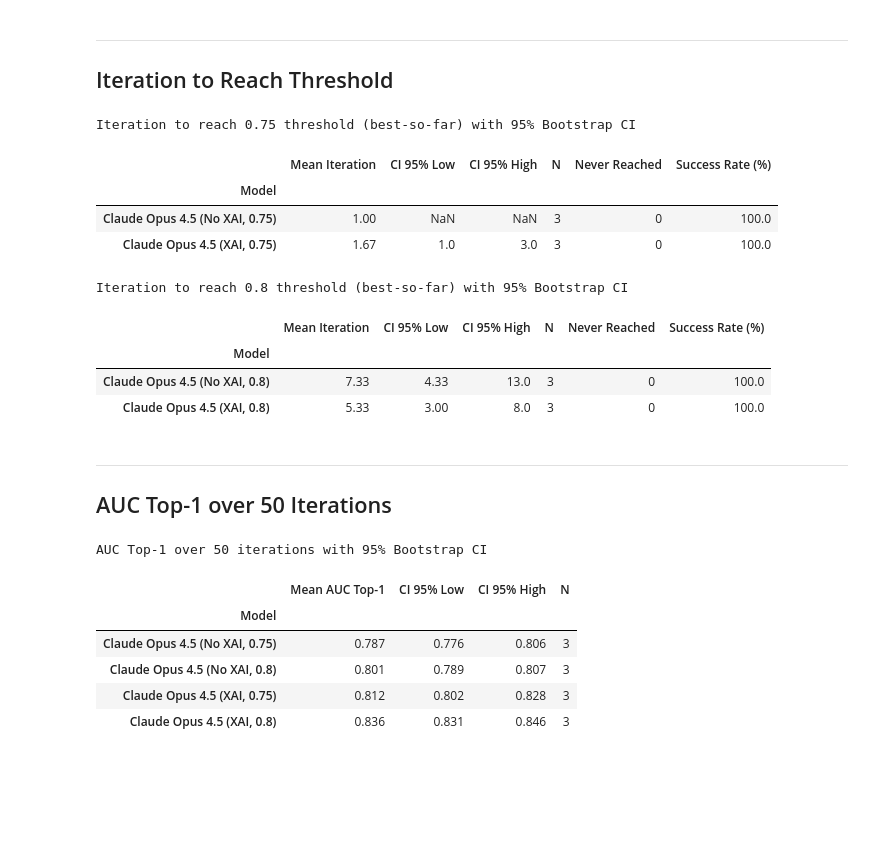
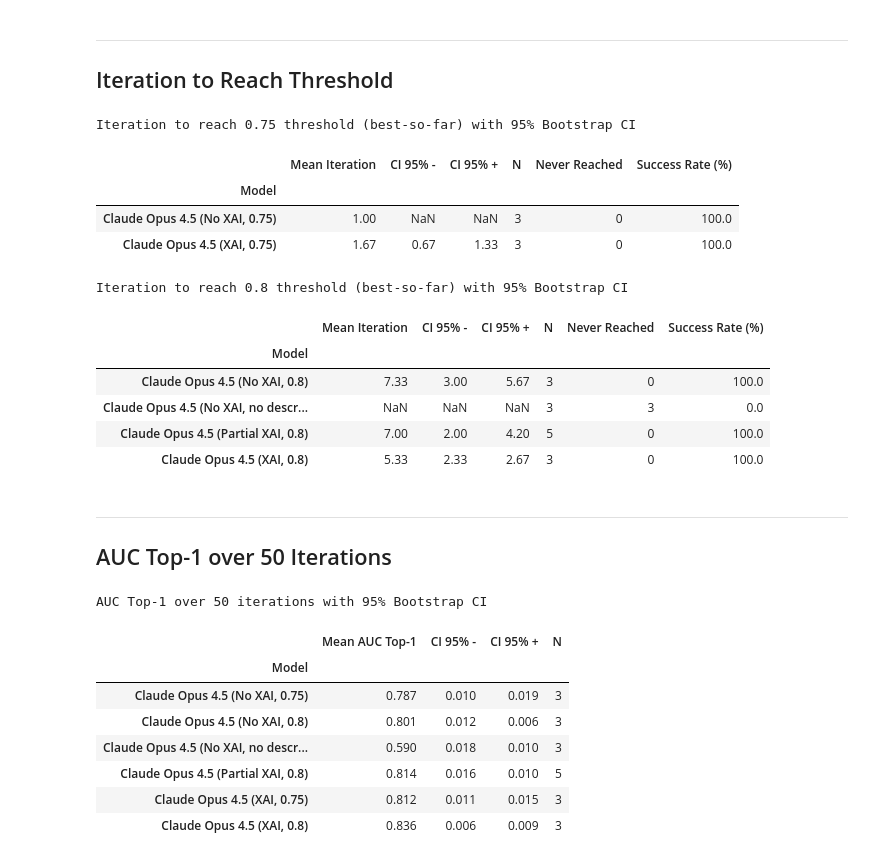
Before and after one commit to FabianKruger/molecule-optimization-agent, a Jupyter notebook: analysis/paper/xai_vs_no_xai_quercetin.ipynb, the cells around one changed output. Drawn from its saved outputs; the diff is of its cells as text; code cells hidden in the pictures; blank space fills up the shorter version.

```diff
--- a/analysis/paper/xai_vs_no_xai_quercetin.ipynb
+++ b/analysis/paper/xai_vs_no_xai_quercetin.ipynb
@@ -20,7 +20,9 @@ GROUPS = [
     ("Claude Opus 4.5 (XAI, 0.75)", "claude-opus-4.5_full_xai_0.75"),
     ("Claude Opus 4.5 (No XAI, 0.75)", "claude-opus-4.5_no_xai_0.75"),
     ("Claude Opus 4.5 (XAI, 0.8)", "claude-opus-4.5_full_xai_0.8"),
+    ("Claude Opus 4.5 (Partial XAI, 0.8)", "claude-opus-4.5_partial_xai_0.8"),
     ("Claude Opus 4.5 (No XAI, 0.8)", "claude-opus-4.5_no_xai_0.8"),
+    ("Claude Opus 4.5 (No XAI, no description, 0.8)", "claude-opus-4.5_no_description_0.8"),
 ]
 # %% [markdown]
 ## Loading Data
@@ -251,14 +255,17 @@ for model, group in iter_to_threshold_075.groupby("model"):
     values = group[f"iter_to_{THRESHOLD_075}"]
     mean_val = values.mean()
     ci_low, ci_high = bootstrap_ci(values)
+    # Compute distances from mean to CI bounds
+    ci_low_dist = mean_val - ci_low  # Distance below mean
+    ci_high_dist = ci_high - mean_val  # Distance above mean
     n_total = len(values)
     never_reached = values.isna().sum()
     success_rate = (n_total - never_reached) / n_total * 100
     summary_rows_075.append({
         "Model": model,
         "Mean Iteration": mean_val,
-        "CI 95% Low": ci_low,
-        "CI 95% High": ci_high,
+        "CI 95% -": ci_low_dist,
+        "CI 95% +": ci_high_dist,
         "N": n_total,
         "Never Reached": never_reached,
         "Success Rate (%)": success_rate
@@ -270,10 +277,10 @@ print(f"Iteration to reach {THRESHOLD_075} threshold (best-so-far) with 95% Boot
 threshold_summary_075
 # %% [output]
 Iteration to reach 0.75 threshold (best-so-far) with 95% Bootstrap CI
-|  | Mean Iteration | CI 95% Low | CI 95% High | N | Never Reached | Success Rate (%) |
+|  | Mean Iteration | CI 95% - | CI 95% + | N | Never Reached | Success Rate (%) |
 | Model |  |  |  |  |  |  |
 | Claude Opus 4.5 (No XAI, 0.75) | 1.00 | NaN | NaN | 3 | 0 | 100.0 |
-| Claude Opus 4.5 (XAI, 0.75) | 1.67 | 1.0 | 3.0 | 3 | 0 | 100.0 |
+| Claude Opus 4.5 (XAI, 0.75) | 1.67 | 0.67 | 1.33 | 3 | 0 | 100.0 |
 # %%
 # Compute for threshold 0.8
 THRESHOLD_08 = 0.8
@@ -290,14 +297,17 @@ for model, group in iter_to_threshold_08.groupby("model"):
     values = group[f"iter_to_{THRESHOLD_08}"]
     mean_val = values.mean()
     ci_low, ci_high = bootstrap_ci(values)
+    # Compute distances from mean to CI bounds
+    ci_low_dist = mean_val - ci_low  # Distance below mean
+    ci_high_dist = ci_high - mean_val  # Distance above mean
     n_total = len(values)
     never_reached = values.isna().sum()
     success_rate = (n_total - never_reached) / n_total * 100
     summary_rows_08.append({
         "Model": model,
         "Mean Iteration": mean_val,
-        "CI 95% Low": ci_low,
-        "CI 95% High": ci_high,
+        "CI 95% -": ci_low_dist,
+        "CI 95% +": ci_high_dist,
         "N": n_total,
         "Never Reached": never_reached,
         "Success Rate (%)": success_rate
@@ -309,10 +319,12 @@ print(f"Iteration to reach {THRESHOLD_08} threshold (best-so-far) with 95% Boots
 threshold_summary_08
 # %% [output]
 Iteration to reach 0.8 threshold (best-so-far) with 95% Bootstrap CI
-|  | Mean Iteration | CI 95% Low | CI 95% High | N | Never Reached | Success Rate (%) |
+|  | Mean Iteration | CI 95% - | CI 95% + | N | Never Reached | Success Rate (%) |
 | Model |  |  |  |  |  |  |
-| Claude Opus 4.5 (No XAI, 0.8) | 7.33 | 4.33 | 13.0 | 3 | 0 | 100.0 |
-| Claude Opus 4.5 (XAI, 0.8) | 5.33 | 3.00 | 8.0 | 3 | 0 | 100.0 |
+| Claude Opus 4.5 (No XAI, 0.8) | 7.33 | 3.00 | 5.67 | 3 | 0 | 100.0 |
+| Claude Opus 4.5 (No XAI, no descr... | NaN | NaN | NaN | 3 | 3 | 0.0 |
+| Claude Opus 4.5 (Partial XAI, 0.8) | 7.00 | 2.00 | 4.20 | 5 | 0 | 100.0 |
+| Claude Opus 4.5 (XAI, 0.8) | 5.33 | 2.33 | 2.67 | 3 | 0 | 100.0 |
 # %% [markdown]
 ---
 ## AUC Top-1 over 50 Iterations
@@ -367,38 +379,43 @@ MAX_ORACLE_CALLS = 50
 
 auc_records = []
 for (model, replicate), group in df.groupby(['model', 'replicate']):
     auc = compute_auc_top1(group, MAX_ORACLE_CALLS)
     auc_records.append({
         'model': model,
         'replicate': replicate,
         'auc_top1': auc
     })
 
 auc_df = pd.DataFrame(auc_records)
 
 # Summarize by model with bootstrap CI
 auc_summary_rows = []
 for model, group in auc_df.groupby('model'):
     values = group['auc_top1']
     mean_val = values.mean()
     ci_low, ci_high = bootstrap_ci(values)
+    # Compute distances from mean to CI bounds
+    ci_low_dist = mean_val - ci_low  # Distance below mean
+    ci_high_dist = ci_high - mean_val  # Distance above mean
     auc_summary_rows.append({
         "Model": model,
         "Mean AUC Top-1": mean_val,
-        "CI 95% Low": ci_low,
-        "CI 95% High": ci_high,
+        "CI 95% -": ci_low_dist,
+        "CI 95% +": ci_high_dist,
         "N": len(values),
     })
 
 auc_summary = pd.DataFrame(auc_summary_rows).set_index("Model").round(3)
 
 print(f"AUC Top-1 over {MAX_ORACLE_CALLS} iterations with 95% Bootstrap CI")
 auc_summary
 # %% [output]
 AUC Top-1 over 50 iterations with 95% Bootstrap CI
-|  | Mean AUC Top-1 | CI 95% Low | CI 95% High | N |
+|  | Mean AUC Top-1 | CI 95% - | CI 95% + | N |
 | Model |  |  |  |  |
-| Claude Opus 4.5 (No XAI, 0.75) | 0.787 | 0.776 | 0.806 | 3 |
-| Claude Opus 4.5 (No XAI, 0.8) | 0.801 | 0.789 | 0.807 | 3 |
-| Claude Opus 4.5 (XAI, 0.75) | 0.812 | 0.802 | 0.828 | 3 |
-| Claude Opus 4.5 (XAI, 0.8) | 0.836 | 0.831 | 0.846 | 3 |
+| Claude Opus 4.5 (No XAI, 0.75) | 0.787 | 0.010 | 0.019 | 3 |
+| Claude Opus 4.5 (No XAI, 0.8) | 0.801 | 0.012 | 0.006 | 3 |
+| Claude Opus 4.5 (No XAI, no descr... | 0.590 | 0.018 | 0.010 | 3 |
+| Claude Opus 4.5 (Partial XAI, 0.8) | 0.814 | 0.016 | 0.010 | 5 |
+| Claude Opus 4.5 (XAI, 0.75) | 0.812 | 0.011 | 0.015 | 3 |
+| Claude Opus 4.5 (XAI, 0.8) | 0.836 | 0.006 | 0.009 | 3 |
```
Also changed, not shown: parts of 4 cells of this notebook, 2 other files.
